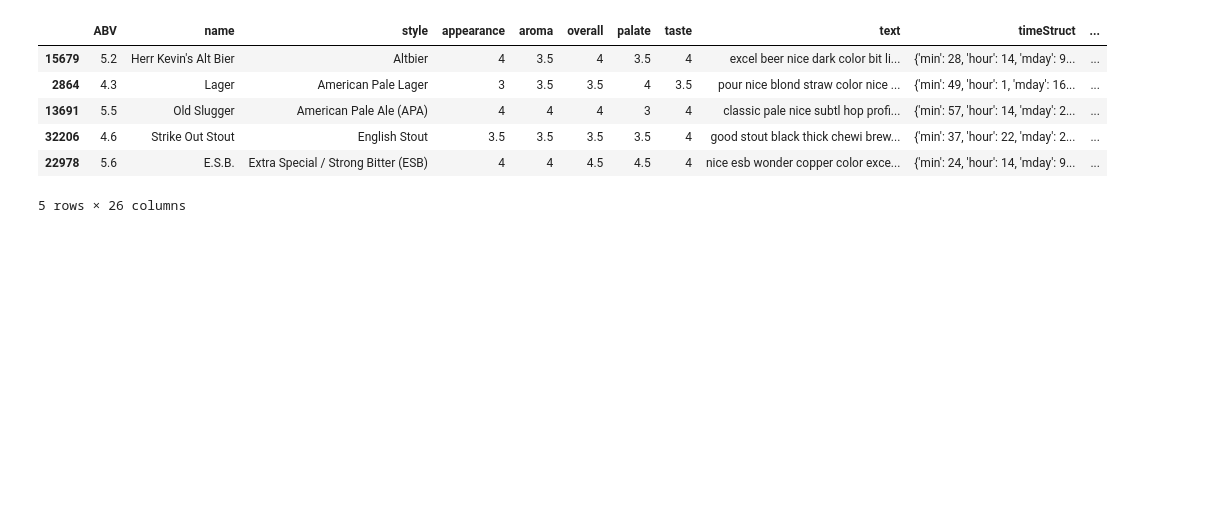
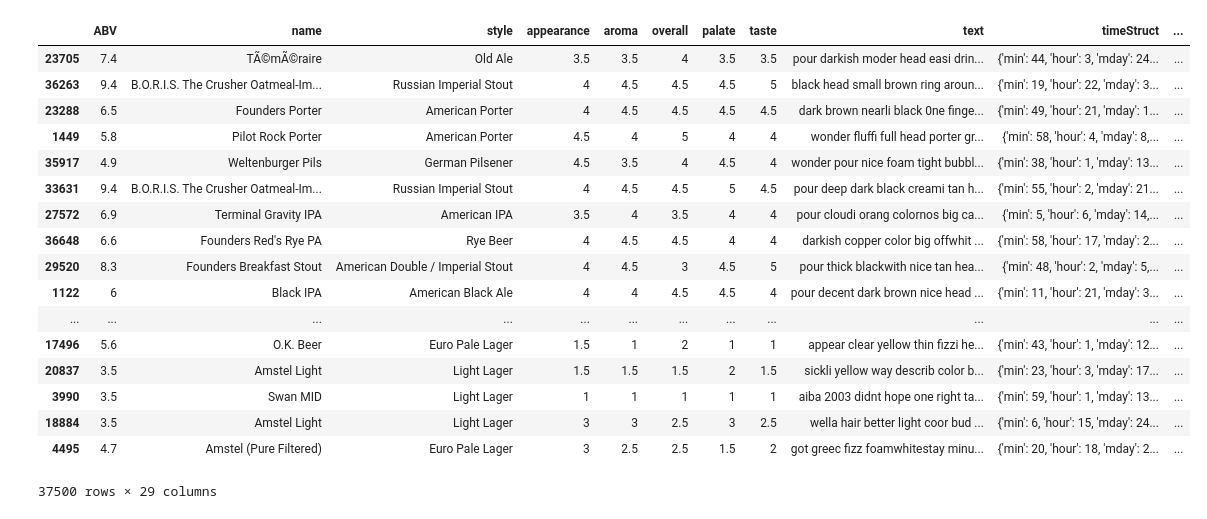
Before and after one commit to jameslabundis/data-401-project-2, a Jupyter notebook: sentiment.ipynb, the cells around one changed output. Cells and saved outputs as stored; diff of their text form; code cells hidden in the pictures; blank space fills up the shorter version.

Commit message:
Added 3 more columns for sentiment analysis. # pos sentiment words, # negative sentiment words, and ratio of positive to negative sentiment words.

```diff
--- a/sentiment.ipynb
+++ b/sentiment.ipynb
@@ -156,3 +191,25 @@ def avgSentiment(row, w_dict):
         except:
             continue
     return s/count
+
+def posWords(row, w_dict):
+    numWords = 0
+    tokens = row.split()
+    for t in tokens:
+        try:
+            if w_dict[t] > 0:
+                numWords += 1
+        except:
+            continue
+    return numWords
+
+def negWords(row, w_dict):
+    numWords = 0
+    tokens = row.split()
+    for t in tokens:
+        try:
+            if w_dict[t] < 0:
+                numWords += 1
+        except:
+            continue
+    return numWords
@@ -161,10 +216,29 @@ train['avg_sent'] = train['text'].apply(avgSentiment, args = (feature_to_coef,))
+# %%
+train['avg_sent'] = train['text'].apply(avgSentiment, args = (feature_to_coef,))
+train['#pos_words'] = train['text'].apply(posWords, args = (feature_to_coef,))
+train['#neg_words'] = train['text'].apply(negWords, args = (feature_to_coef,))
+train['#pos/#neg'] = train['#pos_words']/train['#neg_words']
+# Some values turn to infinite due to 0 divison, its fixed below
+mask = train['#pos/#neg'] != np.inf
+train.loc[~mask, '#pos/#neg'] = 1
 # %%
-train.sort_values(by = 'avg_sent', ascending = False).head(5)
+train.sort_values(by = '#pos/#neg', ascending = False)
 # %% [output]
 |  | ABV | name | style | appearance | aroma | overall | palate | taste | text | timeStruct | ... |
-| 15679 | 5.2 | Herr Kevin's Alt Bier | Altbier | 4 | 3.5 | 4 | 3.5 | 4 | excel beer nice dark color bit li... | {'min': 28, 'hour': 14, 'mday': 9... | ... |
-| 2864 | 4.3 | Lager | American Pale Lager | 3 | 3.5 | 3.5 | 4 | 3.5 | pour nice blond straw color nice ... | {'min': 49, 'hour': 1, 'mday': 16... | ... |
-| 13691 | 5.5 | Old Slugger | American Pale Ale (APA) | 4 | 4 | 4 | 3 | 4 | classic pale nice subtl hop profi... | {'min': 57, 'hour': 14, 'mday': 2... | ... |
-| 32206 | 4.6 | Strike Out Stout | English Stout | 3.5 | 3.5 | 3.5 | 3.5 | 4 | good stout black thick chewi brew... | {'min': 37, 'hour': 22, 'mday': 2... | ... |
-| 22978 | 5.6 | E.S.B. | Extra Special / Strong Bitter (ESB) | 4 | 4 | 4.5 | 4.5 | 4 | nice esb wonder copper color exce... | {'min': 24, 'hour': 14, 'mday': 9... | ... |
+| 23705 | 7.4 | TÃ©mÃ©raire | Old Ale | 3.5 | 3.5 | 4 | 3.5 | 3.5 | pour darkish moder head easi drin... | {'min': 44, 'hour': 3, 'mday': 24... | ... |
+| 36263 | 9.4 | B.O.R.I.S. The Crusher Oatmeal-Im... | Russian Imperial Stout | 4 | 4.5 | 4.5 | 4.5 | 5 | black head small brown ring aroun... | {'min': 19, 'hour': 22, 'mday': 3... | ... |
+| 23288 | 6.5 | Founders Porter | American Porter | 4 | 4.5 | 4.5 | 4.5 | 4.5 | dark brown nearli black 0ne finge... | {'min': 49, 'hour': 21, 'mday': 1... | ... |
+| 1449 | 5.8 | Pilot Rock Porter | American Porter | 4.5 | 4 | 5 | 4 | 4 | wonder fluffi full head porter gr... | {'min': 58, 'hour': 4, 'mday': 8,... | ... |
+| 35917 | 4.9 | Weltenburger Pils | German Pilsener | 4.5 | 3.5 | 4 | 4.5 | 4 | wonder pour nice foam tight bubbl... | {'min': 38, 'hour': 1, 'mday': 13... | ... |
+| 33631 | 9.4 | B.O.R.I.S. The Crusher Oatmeal-Im... | Russian Imperial Stout | 4 | 4.5 | 4.5 | 5 | 4.5 | pour deep dark black creami tan h... | {'min': 55, 'hour': 2, 'mday': 21... | ... |
+| 27572 | 6.9 | Terminal Gravity IPA | American IPA | 3.5 | 4 | 3.5 | 4 | 4 | pour cloudi orang colornos big ca... | {'min': 5, 'hour': 6, 'mday': 14,... | ... |
+| 36648 | 6.6 | Founders Red's Rye PA | Rye Beer | 4 | 4.5 | 4.5 | 4 | 4 | darkish copper color big offwhit ... | {'min': 58, 'hour': 17, 'mday': 2... | ... |
+| 29520 | 8.3 | Founders Breakfast Stout | American Double / Imperial Stout | 4 | 4.5 | 3 | 4.5 | 5 | pour thick blackwith nice tan hea... | {'min': 48, 'hour': 2, 'mday': 5,... | ... |
+| 1122 | 6 | Black IPA | American Black Ale | 4 | 4 | 4.5 | 4.5 | 4 | pour decent dark brown nice head ... | {'min': 11, 'hour': 21, 'mday': 3... | ... |
+| ... | ... | ... | ... | ... | ... | ... | ... | ... | ... | ... | ... |
+| 17496 | 5.6 | O.K. Beer | Euro Pale Lager | 1.5 | 1 | 2 | 1 | 1 | appear clear yellow thin fizzi he... | {'min': 43, 'hour': 1, 'mday': 12... | ... |
+| 20837 | 3.5 | Amstel Light | Light Lager | 1.5 | 1.5 | 1.5 | 2 | 1.5 | sickli yellow way describ color b... | {'min': 23, 'hour': 3, 'mday': 17... | ... |
+| 3990 | 3.5 | Swan MID | Light Lager | 1 | 1 | 1 | 1 | 1 | aiba 2003 didnt hope one right ta... | {'min': 59, 'hour': 1, 'mday': 13... | ... |
+| 18884 | 3.5 | Amstel Light | Light Lager | 3 | 3 | 2.5 | 3 | 2.5 | wella hair better light coor bud ... | {'min': 6, 'hour': 15, 'mday': 24... | ... |
+| 4495 | 4.7 | Amstel (Pure Filtered) | Euro Pale Lager | 3 | 2.5 | 2.5 | 1.5 | 2 | got greec fizz foamwhitestay minu... | {'min': 20, 'hour': 18, 'mday': 2... | ... |
-5 rows × 26 columns
+37500 rows × 29 columns
```
Also changed, not shown: parts of 6 cells of this notebook.
